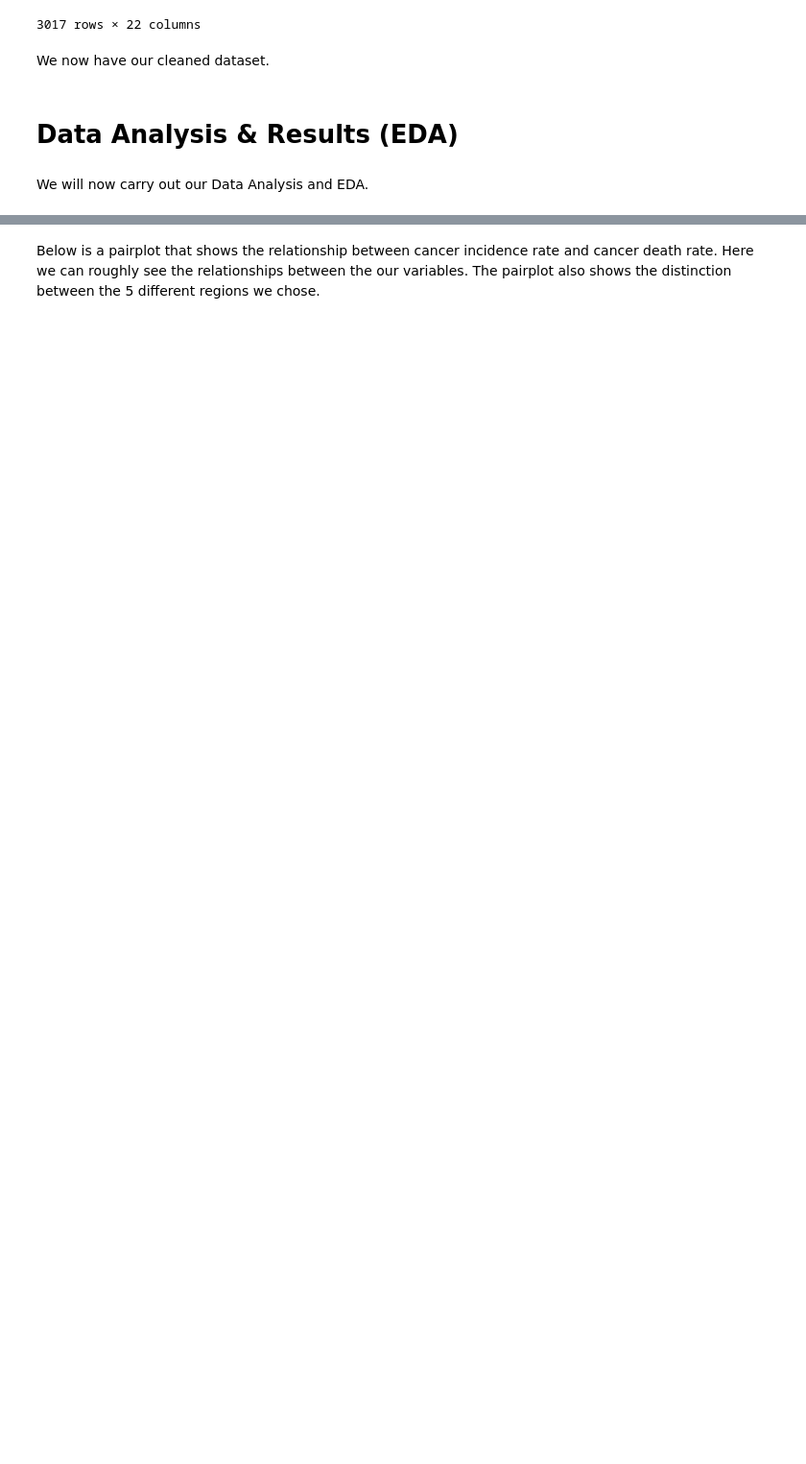
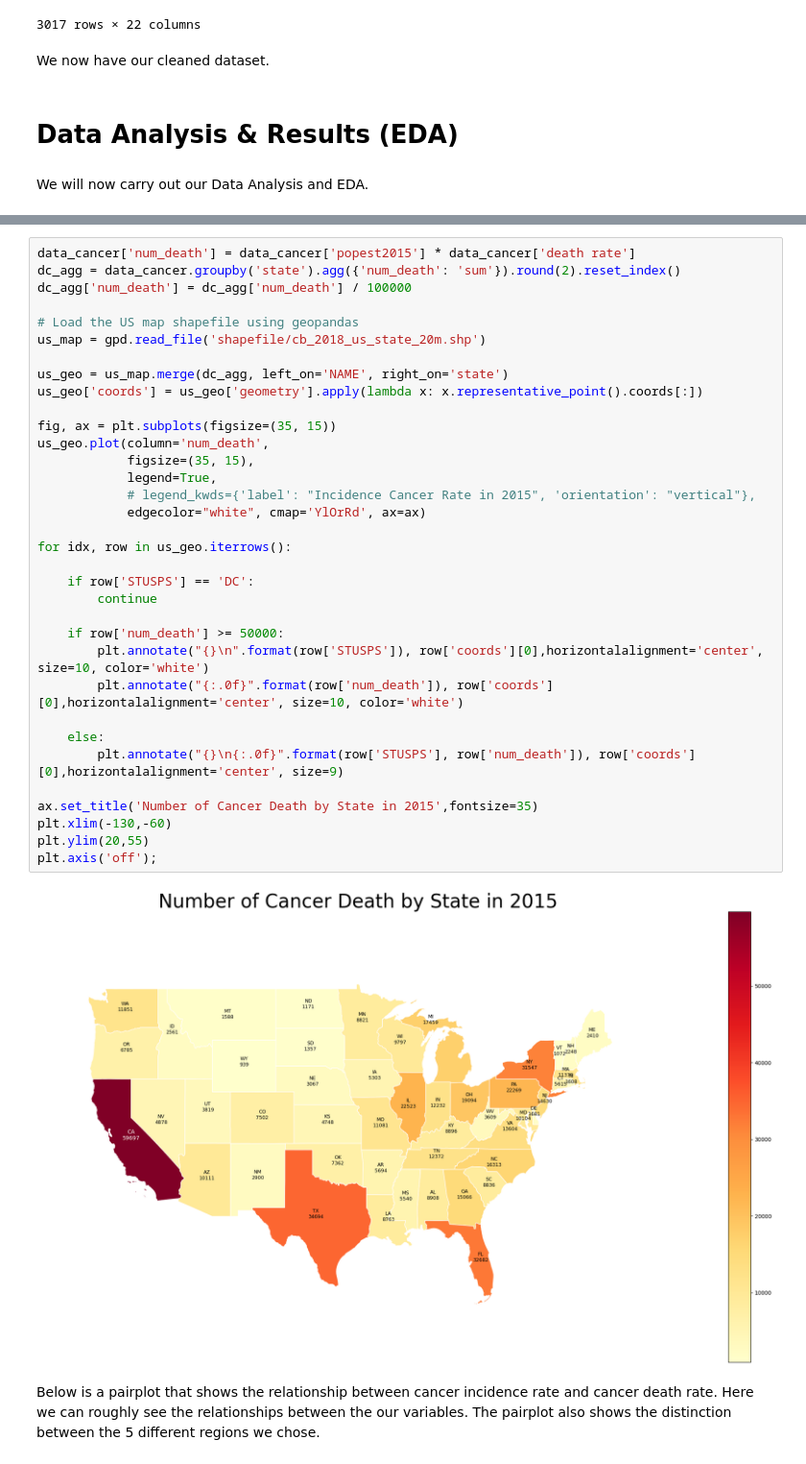
Before and after one commit to caseyhild/Data-Science-For-Cancer-Analysis, a Jupyter notebook: EDACheckpointGroup_Sp23_Casey_s_Group.ipynb, the cells around one changed output, grey strips where cells are left out. Shown at 96% size. Cells and saved outputs as stored; diff of their text form; blank space fills up the shorter version.

```diff
--- a/EDACheckpointGroup_Sp23_Casey_s_Group.ipynb
+++ b/EDACheckpointGroup_Sp23_Casey_s_Group.ipynb
@@ -282,3 +308,39 @@ We will now carry out our Data Analysis and EDA.
+# %%
+data_cancer['num_death'] = data_cancer['popest2015'] * data_cancer['death rate']
+dc_agg = data_cancer.groupby('state').agg({'num_death': 'sum'}).round(2).reset_index()
+dc_agg['num_death'] = dc_agg['num_death'] / 100000
+
+# Load the US map shapefile using geopandas
+us_map = gpd.read_file('shapefile/cb_2018_us_state_20m.shp')
+
+us_geo = us_map.merge(dc_agg, left_on='NAME', right_on='state')
+us_geo['coords'] = us_geo['geometry'].apply(lambda x: x.representative_point().coords[:])
+
+fig, ax = plt.subplots(figsize=(35, 15))
+us_geo.plot(column='num_death',
+            figsize=(35, 15),
+            legend=True,
+            # legend_kwds={'label': "Incidence Cancer Rate in 2015", 'orientation': "vertical"},
+            edgecolor="white", cmap='YlOrRd', ax=ax)
+
+for idx, row in us_geo.iterrows():
+
+    if row['STUSPS'] == 'DC':
+        continue
+
+    if row['num_death'] >= 50000:
+        plt.annotate("{}\n".format(row['STUSPS']), row['coords'][0],horizontalalignment='center', size=10, color='white')
+        plt.annotate("{:.0f}".format(row['num_death']), row['coords'][0],horizontalalignment='center', size=10, color='white')
+
+    else:
+        plt.annotate("{}\n{:.0f}".format(row['STUSPS'], row['num_death']), row['coords'][0],horizontalalignment='center', size=9)
+
+ax.set_title('Number of Cancer Death by State in 2015',fontsize=35)
+plt.xlim(-130,-60)
+plt.ylim(20,55)
+plt.axis('off');
+# %% [output]
+[figure, added]
 # %% [markdown]
 Below is a pairplot that shows the relationship between cancer incidence rate and cancer death rate. Here we can roughly see the relationships between the our variables. The pairplot also shows the distinction between the 5 different regions we chose.
 # %%
```
Also changed, not shown: parts of 25 cells of this notebook, 13 other files.
